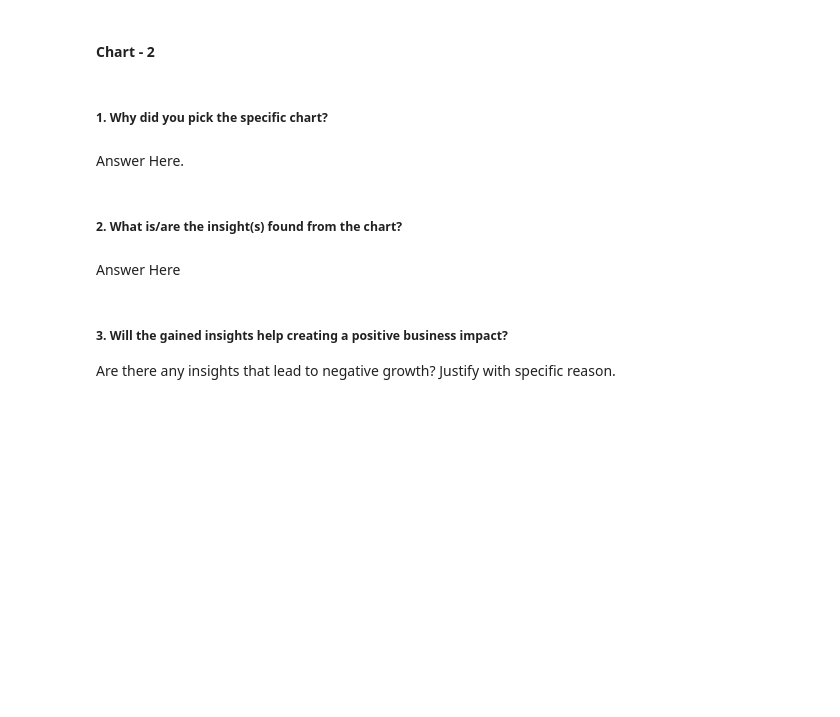
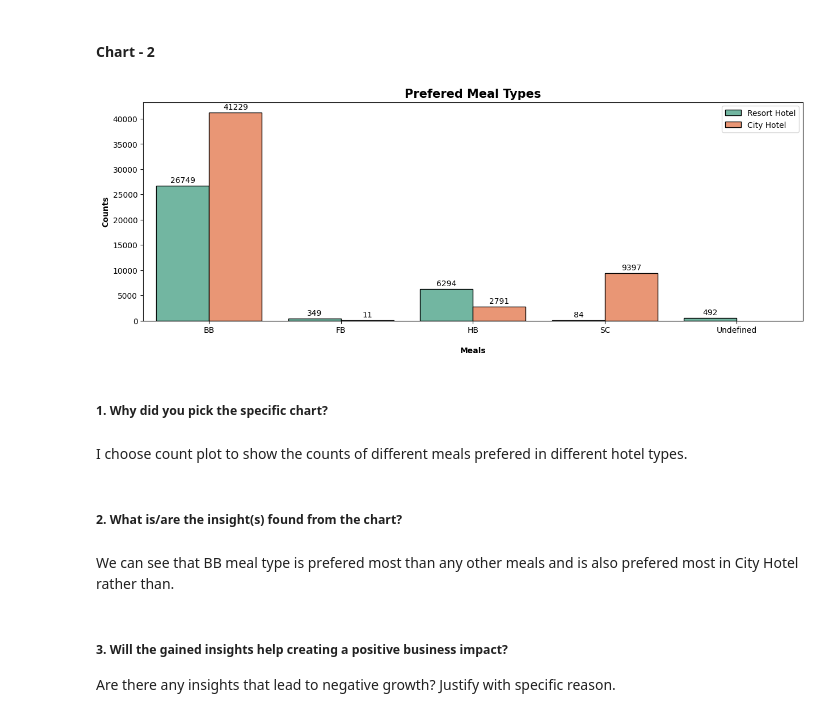
Before and after one commit to Mrinal-Official/Hotel-Booking-Analysis, a Jupyter notebook: EDA_on_Hotel_Booking_dataset.ipynb, the cells around one changed output. Saved outputs shown, nothing was run; the diff lists cells and outputs as text; code cells hidden in the pictures; blank space fills up the shorter version.

```diff
--- a/EDA_on_Hotel_Booking_dataset.ipynb
+++ b/EDA_on_Hotel_Booking_dataset.ipynb
@@ -318,11 +317,24 @@ Are there any insights that lead to negative growth? Justify with specific reaso
+# %%
+# Chart - 2 visualization code
+plt.figure(figsize=(15,5))
+sns.countplot(x = df['meal'], hue = df['hotel'], palette='Set2', edgecolor = 'black')
+for i, containers in enumerate(plt.gca().containers):
+  plt.bar_label(containers, padding = 2)
+plt.title('Prefered Meal Types', fontweight = 'bold', fontsize = 15)
+plt.xlabel('\nMeals', fontweight = 'bold')
+plt.ylabel('Counts', fontweight = 'bold')
+plt.legend()
+plt.show()
+# %% [output]
+[figure, added]
 # %% [markdown]
 ##### 1. Why did you pick the specific chart?
-# %% [markdown]
-Answer Here.
+# %% [markdown]
+I choose count plot to show the counts of different meals prefered in different hotel types.
 # %% [markdown]
 ##### 2. What is/are the insight(s) found from the chart?
-# %% [markdown]
-Answer Here
+# %% [markdown]
+We can see that BB meal type is prefered most than any other meals and is also prefered most in City Hotel rather than.
 # %% [markdown]
 ##### 3. Will the gained insights help creating a positive business impact?
 Are there any insights that lead to negative growth? Justify with specific reason.
```
Also changed, not shown: parts of 17 cells of this notebook.
